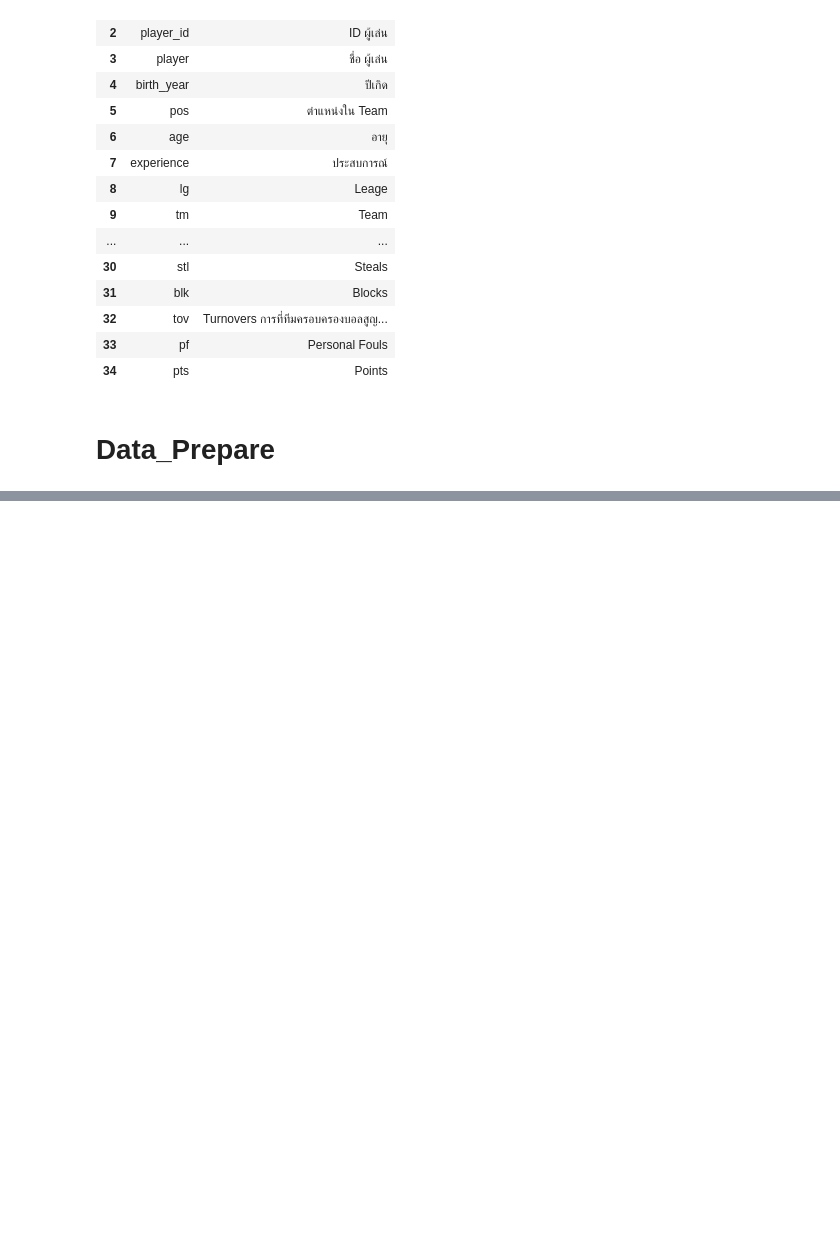
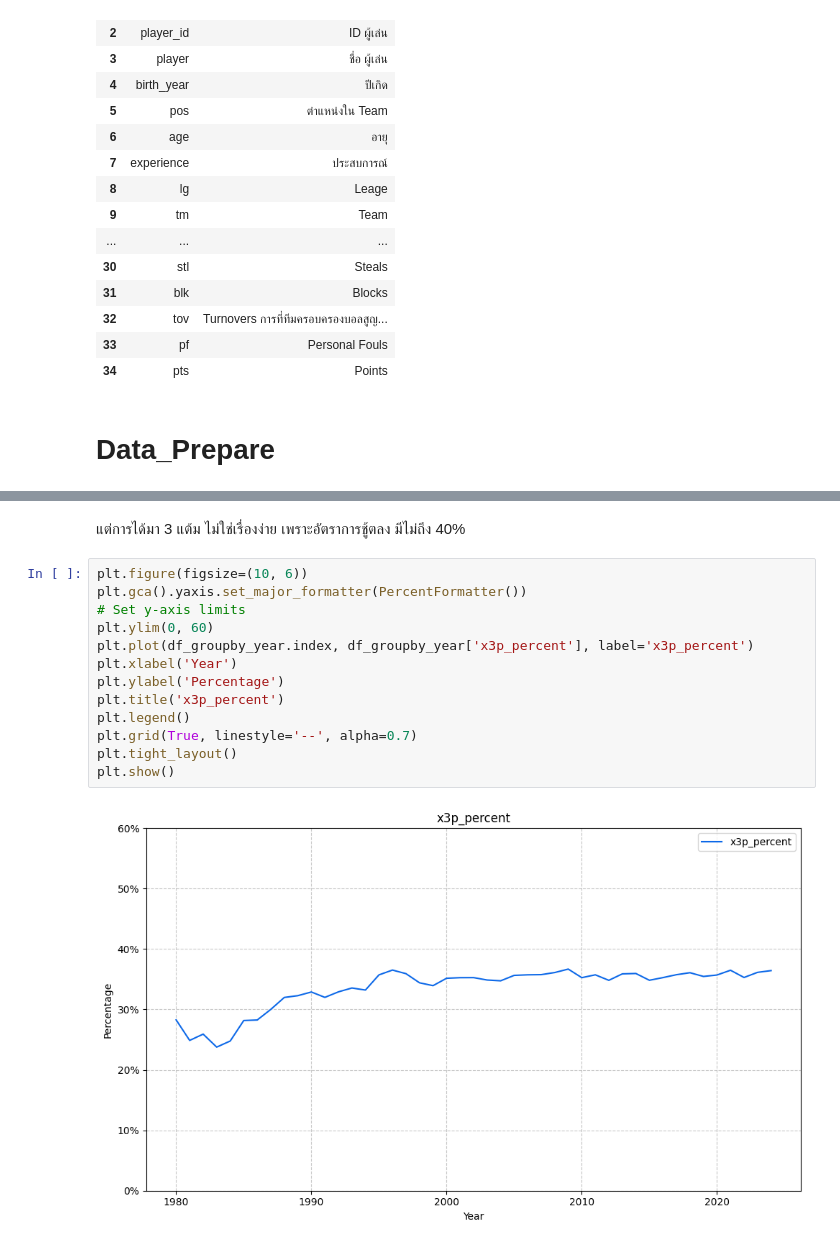
Before and after one commit to NuTTaoo/NBA_Stat, a Jupyter notebook: NBA_Stat.ipynb, the cells around one changed output, grey strips where cells are left out. Saved outputs shown, nothing was run; the diff lists cells and outputs as text; blank space fills up the shorter version.

```diff
--- a/NBA_Stat.ipynb
+++ b/NBA_Stat.ipynb
@@ -93,0 +164,17 @@ memory usage: 8.5+ MB
+# %% [markdown]
+แต่การได้มา 3 แต้ม ไม่ใช่เรื่องง่าย เพราะอัตราการชู้ตลง มีไม่ถึง 40%
+# %%
+plt.figure(figsize=(10, 6))
+plt.gca().yaxis.set_major_formatter(PercentFormatter())
+# Set y-axis limits
+plt.ylim(0, 60)
+plt.plot(df_groupby_year.index, df_groupby_year['x3p_percent'], label='x3p_percent')
+plt.xlabel('Year')
+plt.ylabel('Percentage')
+plt.title('x3p_percent')
+plt.legend()
+plt.grid(True, linestyle='--', alpha=0.7)
+plt.tight_layout()
+plt.show()
+# %% [output]
+[figure, added]
```
Also changed, not shown: parts of 27 cells of this notebook.
